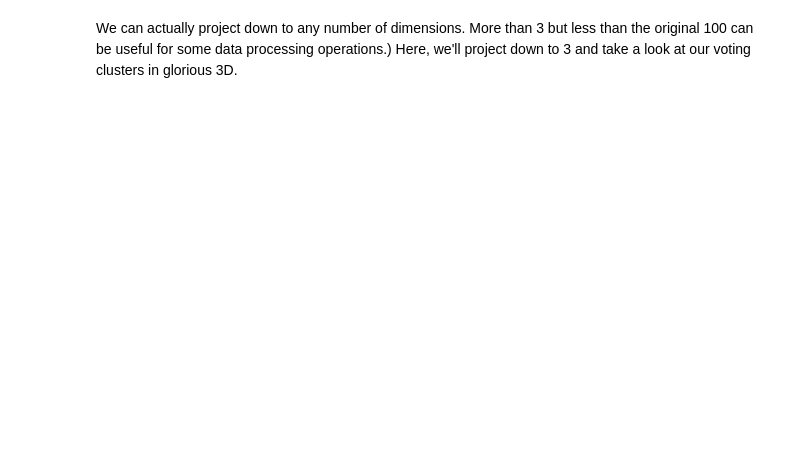
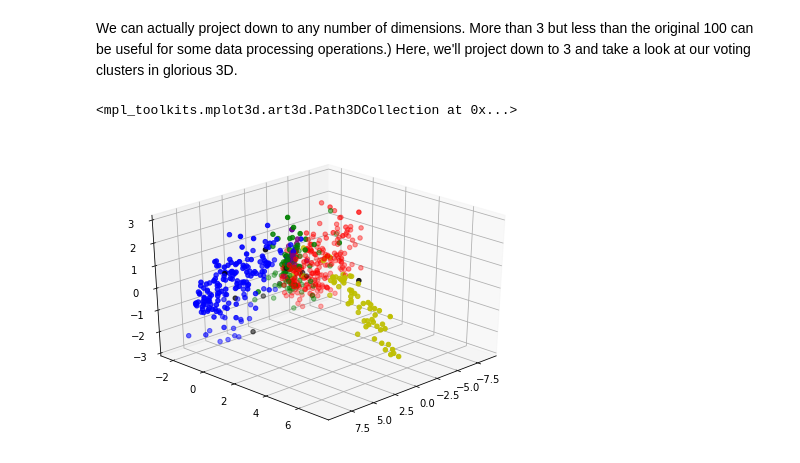
Before and after one commit to xeophin/lede-algorithms, a Jupyter notebook: week-2/week-2-2-class-empty.ipynb, the cells around one changed output. Drawn from its saved outputs; the diff is of its cells as text; code cells hidden in the pictures; blank space fills up the shorter version.

```diff
--- a/week-2/week-2-2-class-empty.ipynb
+++ b/week-2/week-2-2-class-empty.ipynb
@@ -153,0 +190,9 @@ We can actually project down to any number of dimensions. More than 3 but less t
+# %%
+# 3D scatterplot
+fig = plt.figure()
+ax = Axes3D(fig)
+ax.view_init(elev=30, azim=45)
+ax.scatter(out[:, 0], out[:, 1], out[:, 2], c=colors)
+# %% [output]
+<mpl_toolkits.mplot3d.art3d.Path3DCollection at 0x...>
+[figure, added]
```
Also changed, not shown: parts of 11 cells of this notebook, 3 other files.
